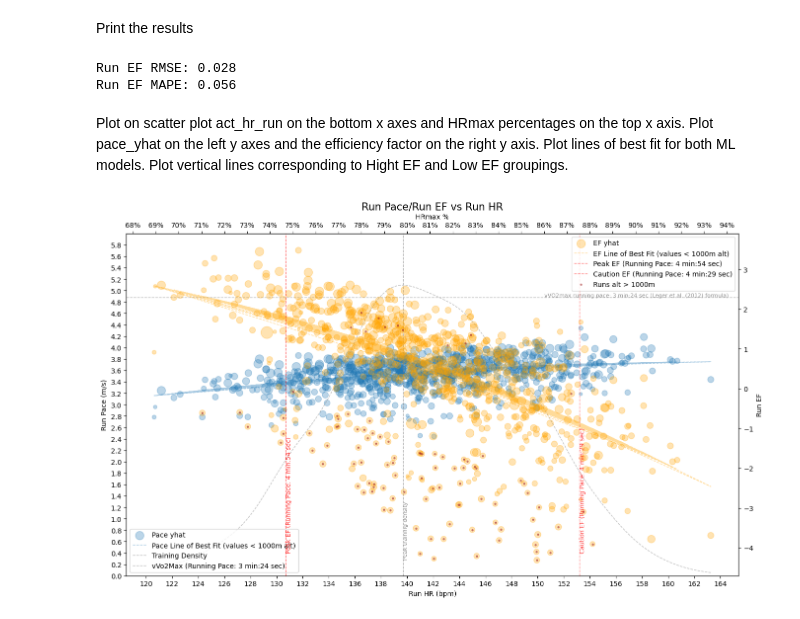
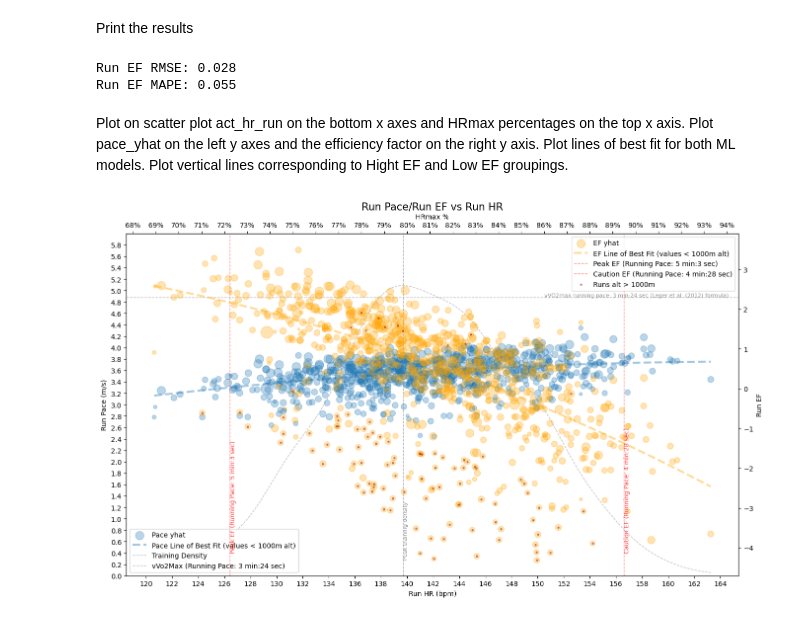
Before and after one commit to pgalko/ml_running_efficiency_predict, a Jupyter notebook: ML_Running_Efficiency_Prediction.ipynb, the cells around one changed output. Drawn from its saved outputs; the diff is of its cells as text; code cells hidden in the pictures.

```diff
--- a/ML_Running_Efficiency_Prediction.ipynb
+++ b/ML_Running_Efficiency_Prediction.ipynb
@@ -157,3 +159,5 @@ data_run = data_run.dropna(subset=['act_hr_run','act_altitude_run','act_distance
+# %%
+data_run = data_run.sort_values(by=['act_hr_run'])
 # %% [markdown]
 Define the Neural Network Model to predict Run Pace from HR,Altitude and Distance, and set the hyperparameters
 # %%
@@ -189,7 +193,7 @@ print('Run EF RMSE: %.3f' % rmse)
 print('Run EF MAPE: %.3f' % mape)
 # %% [output]
 Run EF RMSE: 0.028
-Run EF MAPE: 0.056
+Run EF MAPE: 0.055
 # %% [markdown]
 Plot on scatter plot act_hr_run on the bottom x axes and HRmax percentages on the top x axis.
 Plot pace_yhat on the left y axes and the efficiency factor on the right y axis.
@@ -220,7 +224,7 @@ ax1.set_title('Run Pace/Run EF vs Run HR', fontsize=15)
 #Plot line of best fit. Exclude values with altitude over 1000m
 z = np.polyfit(data_run['act_hr_run'][data_run['act_altitude_run']<1000],pace_yhat[data_run['act_altitude_run']<1000], 2)
 p_pace = np.poly1d(z)
-ax1.plot(data_run['act_hr_run'],p_pace(data_run['act_hr_run']),linewidth=1,alpha=0.4,linestyle='--')
+ax1.plot(data_run['act_hr_run'],p_pace(data_run['act_hr_run']),linewidth=3,alpha=0.4,linestyle='--')
 
 #plot vvo2max in m/s horizontal line
 ax1.axhline(y=1/(vvo2max_run/1000), linewidth=1, color='grey', alpha=0.5, linestyle='--')
@@ -278,7 +282,7 @@ peak_ef = yhat_avg[max_yhat_avg_index]
 #This gives a more accurate estimate of the Peak EF, however indicates that the GAP/Altitude correction factor might need to be adjusted.
 z = np.polyfit(data_run['act_hr_run'][data_run['act_altitude_run']<1000],ef_yhat[data_run['act_altitude_run']<1000], 2)
 p_ef = np.poly1d(z)
-ax2.plot(data_run['act_hr_run'],p_ef(data_run['act_hr_run']),c='orange',linewidth=1,alpha=0.4,linestyle='--')
+ax2.plot(data_run['act_hr_run'],p_ef(data_run['act_hr_run']),c='orange',linewidth=3,alpha=0.4,linestyle='--')
 
 # draw a vertical line where the value of p_ef equals peak_ef
 x = np.linspace(min(data_run['act_hr_run']), max(data_run['act_hr_run']), 200)
@@ -298,31 +302,31 @@ ax2.text(x[np.argmin(np.abs(p_ef(x)-peak_ef))], -4.1, 'Peak EF (Running Pace: '+
 # find the index of the lowest average and store in caution_ef variable
 min_yhat_avg_index = np.argmin(yhat_avg)
 caution_ef = yhat_avg[min_yhat_avg_index]
 # draw a vertical line where the value of p_ef equals caution_ef
 x = np.linspace(min(data_run['act_hr_run']), max(data_run['act_hr_run']), 200)
 ax2.axvline(x=x[np.argmin(np.abs(p_ef(x)-caution_ef))], linewidth=1,color='red', alpha=0.5, linestyle='--')
 
 #print the pace at the intersect of peak ef and pace line of best fit
 pace_at_caution_ef = p_pace(x[np.argmin(np.abs(p_ef(x)-caution_ef))])
 # convert the GAP fom m/s to min:sec per km
 pace = 1000/(pace_at_caution_ef*60)
 leftover = pace % 1
 minutes = pace-leftover
 seconds = leftover*60
 caution_ef_running_pace = str(int(minutes)) + ' min:' + str(int(seconds)) + ' sec'
 #add text to the line
 ax2.text(x[np.argmin(np.abs(p_ef(x)-caution_ef))], -4.1, 'Caution EF (Running Pace: '+caution_ef_running_pace+')', rotation=90, color='red', alpha=0.8, fontsize=9)
 
 #mark the values with the altitude > 1000m with a red dot
 ax2.scatter(data_run['act_hr_run'][data_run['act_altitude_run']>1000], ef_yhat[data_run['act_altitude_run']>1000],c='brown',s=5, alpha=0.5)
 
 #set labels
 ax2.set_ylabel('Run EF')
 
 #legend
 ax2.legend(['EF yhat','EF Line of Best Fit (values < 1000m alt)','Peak EF (Running Pace: '+peak_ef_running_pace+')','Caution EF (Running Pace: '+caution_ef_running_pace+')','Runs alt > 1000m'],loc='upper right')
 
 #show the plot
 plt.show()
 # %% [output]
-[figure, old version]
+[figure, new version]
```
Also changed, not shown: parts of 2 cells of this notebook.
